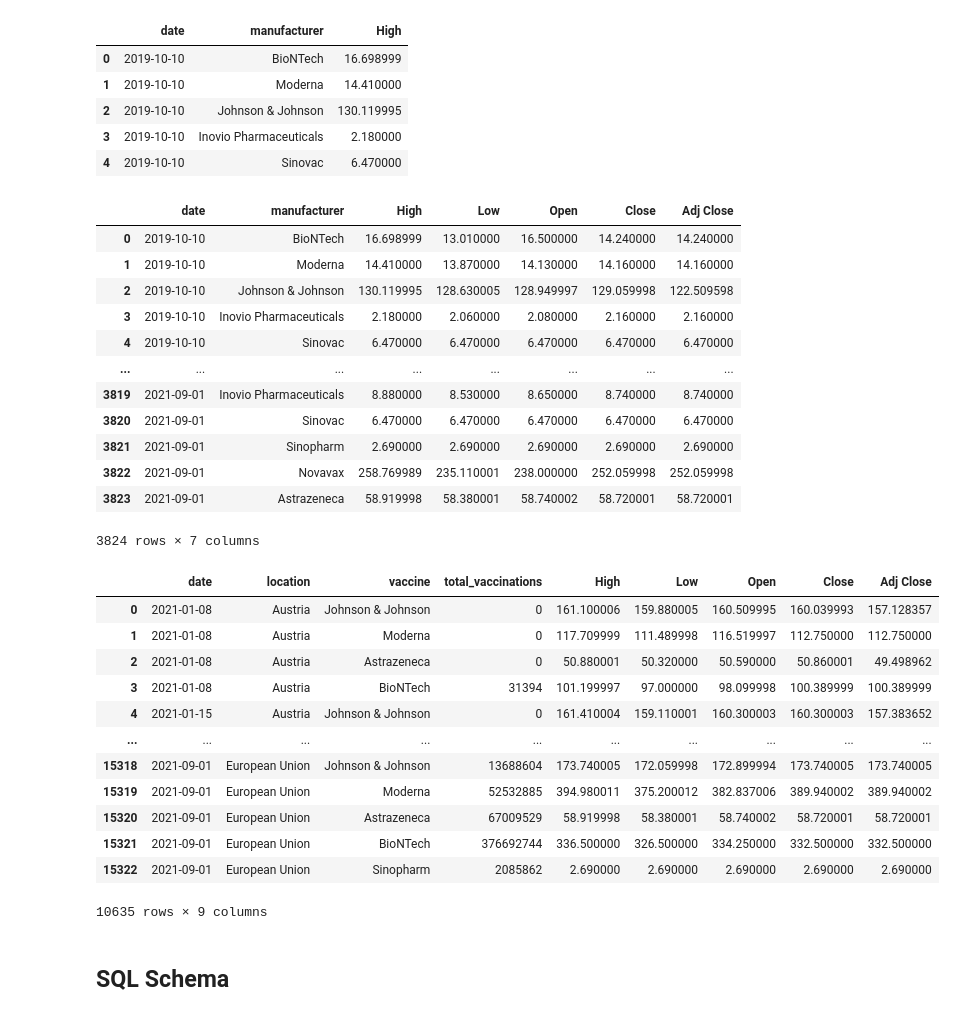
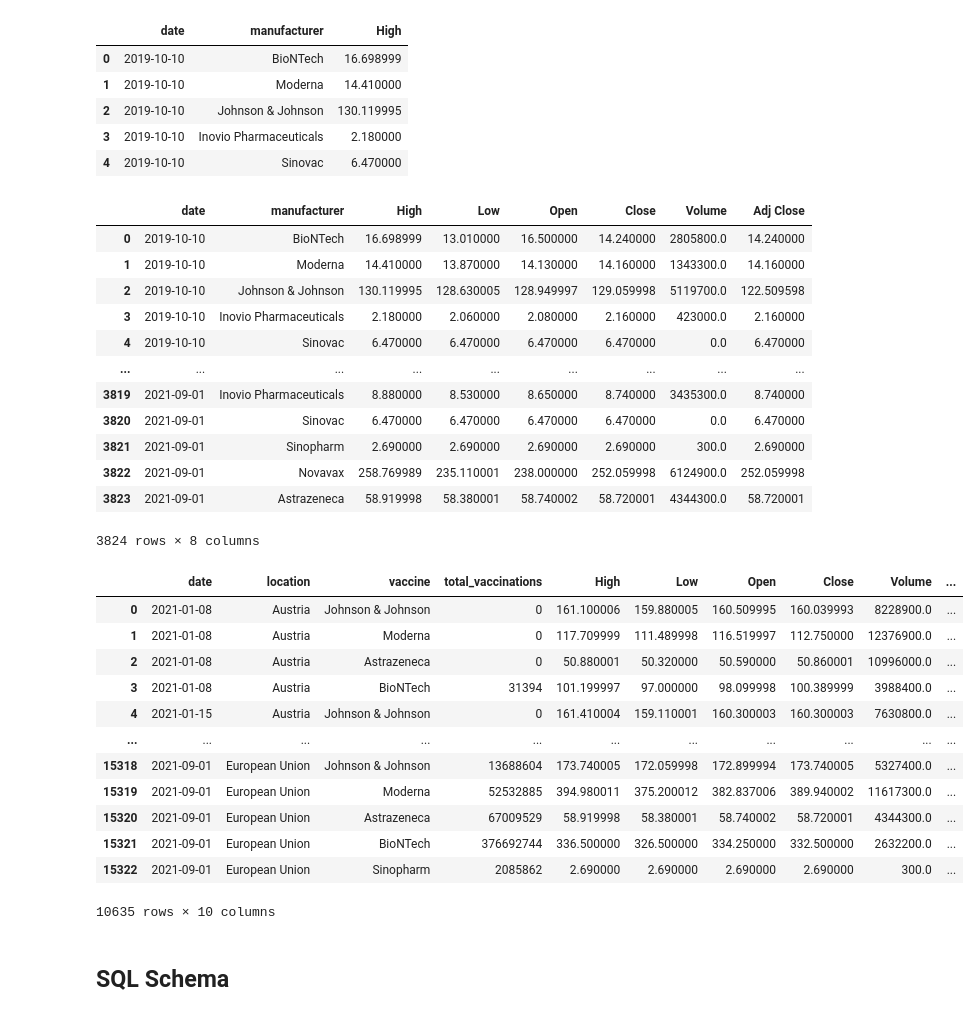
Before and after one commit to jimbleslilley/bootcamp-project-2, a Jupyter notebook: notebook.ipynb, the cells around one changed output. Drawn from its saved outputs; the diff is of its cells as text; code cells hidden in the pictures.

```diff
--- a/notebook.ipynb
+++ b/notebook.ipynb
@@ -113,7 +113,7 @@ Now that our mutual columns are joinable, the following can be done:
 
 A solution for making the join as simple as possible is to take the stocks_df and input all of the data into a new dataframe, where the columns are the name of the manufacturer, the date and then the high, low, open, close and adj close values.
 # %%
-stock_prefix = ["High_","Low_","Open_","Close_","Adj Close_"]
+stock_prefix = ["High_","Low_","Open_","Close_","Volume_","Adj Close_"]
 stock_suffix = stock_vaccines
 
 # Example of how these two lists can call a column of data
@@ -253,6 +263,11 @@ close_df = close_df.rename(columns={"value":"Close"})
 sorted_df = pd.merge(sorted_df, close_df,  how='left', left_on=['date','manufacturer'], right_on = ['date','manufacturer'])
 sorted_df = sorted_df.drop(columns=["type"], axis=1)
 
+Volume_df = container_df[container_df["type"] == "Volume"]
+Volume_df = Volume_df.rename(columns={"value":"Volume"})
+sorted_df = pd.merge(sorted_df, Volume_df,  how='left', left_on=['date','manufacturer'], right_on = ['date','manufacturer'])
+sorted_df = sorted_df.drop(columns=["type"], axis=1)
+
 adjclose_df = container_df[container_df["type"] == "Adj Close"]
 adjclose_df = adjclose_df.rename(columns={"value":"Adj Close"})
 sorted_df = pd.merge(sorted_df, adjclose_df,  how='left', left_on=['date','manufacturer'], right_on = ['date','manufacturer'])
@@ -261,50 +276,50 @@ sorted_df = sorted_df.drop(columns=["type"], axis=1)
 # this leaves us with our data set containing the date and and manufacturers stock values for each type in a single row
 sorted_df
 # %% [output]
-|  | date | manufacturer | High | Low | Open | Close | Adj Close |
-| 0 | 2019-10-10 | BioNTech | 16.698999 | 13.010000 | 16.500000 | 14.240000 | 14.240000 |
-| 1 | 2019-10-10 | Moderna | 14.410000 | 13.870000 | 14.130000 | 14.160000 | 14.160000 |
-| 2 | 2019-10-10 | Johnson & Johnson | 130.119995 | 128.630005 | 128.949997 | 129.059998 | 122.509598 |
-| 3 | 2019-10-10 | Inovio Pharmaceuticals | 2.180000 | 2.060000 | 2.080000 | 2.160000 | 2.160000 |
-| 4 | 2019-10-10 | Sinovac | 6.470000 | 6.470000 | 6.470000 | 6.470000 | 6.470000 |
-| ... | ... | ... | ... | ... | ... | ... | ... |
-| 3819 | 2021-09-01 | Inovio Pharmaceuticals | 8.880000 | 8.530000 | 8.650000 | 8.740000 | 8.740000 |
-| 3820 | 2021-09-01 | Sinovac | 6.470000 | 6.470000 | 6.470000 | 6.470000 | 6.470000 |
-| 3821 | 2021-09-01 | Sinopharm | 2.690000 | 2.690000 | 2.690000 | 2.690000 | 2.690000 |
-| 3822 | 2021-09-01 | Novavax | 258.769989 | 235.110001 | 238.000000 | 252.059998 | 252.059998 |
-| 3823 | 2021-09-01 | Astrazeneca | 58.919998 | 58.380001 | 58.740002 | 58.720001 | 58.720001 |
+|  | date | manufacturer | High | Low | Open | Close | Volume | Adj Close |
+| 0 | 2019-10-10 | BioNTech | 16.698999 | 13.010000 | 16.500000 | 14.240000 | 2805800.0 | 14.240000 |
+| 1 | 2019-10-10 | Moderna | 14.410000 | 13.870000 | 14.130000 | 14.160000 | 1343300.0 | 14.160000 |
+| 2 | 2019-10-10 | Johnson & Johnson | 130.119995 | 128.630005 | 128.949997 | 129.059998 | 5119700.0 | 122.509598 |
+| 3 | 2019-10-10 | Inovio Pharmaceuticals | 2.180000 | 2.060000 | 2.080000 | 2.160000 | 423000.0 | 2.160000 |
+| 4 | 2019-10-10 | Sinovac | 6.470000 | 6.470000 | 6.470000 | 6.470000 | 0.0 | 6.470000 |
+| ... | ... | ... | ... | ... | ... | ... | ... | ... |
+| 3819 | 2021-09-01 | Inovio Pharmaceuticals | 8.880000 | 8.530000 | 8.650000 | 8.740000 | 3435300.0 | 8.740000 |
+| 3820 | 2021-09-01 | Sinovac | 6.470000 | 6.470000 | 6.470000 | 6.470000 | 0.0 | 6.470000 |
+| 3821 | 2021-09-01 | Sinopharm | 2.690000 | 2.690000 | 2.690000 | 2.690000 | 300.0 | 2.690000 |
+| 3822 | 2021-09-01 | Novavax | 258.769989 | 235.110001 | 238.000000 | 252.059998 | 6124900.0 | 252.059998 |
+| 3823 | 2021-09-01 | Astrazeneca | 58.919998 | 58.380001 | 58.740002 | 58.720001 | 4344300.0 | 58.720001 |
-3824 rows × 7 columns
+3824 rows × 8 columns
 # %%
 # now that this is done, we can go back to our manufacturer table, and join the locations to this table
 loc_joined = pd.merge(manufacturer_df, sorted_df,  how='left', left_on=['date','vaccine'], right_on = ['date','manufacturer'])
 
 # the values for the vaccine and manufacturer column are identical, so one is dropped
 loc_joined = loc_joined.drop(columns=["manufacturer"], axis=1)
 
 # the columns are then reordered and renamed
-loc_joined = loc_joined[["date","location","vaccine","total_vaccinations","High","Low","Open","Close","Adj Close"]]
+loc_joined = loc_joined[["date","location","vaccine","total_vaccinations","High","Low","Open","Close","Volume","Adj Close"]]
 
 # null values are dropped, this will be for vaccine companies which did not have stock data and
 # for dates not recorded on both .csv files
 loc_joined = loc_joined.dropna(axis="rows")
 
 # assign a new name to the dataframe so we know that this is the dataframe which should be loaded by sql
 schema_ready_df = loc_joined
 schema_ready_df
 # %% [output]
-|  | date | location | vaccine | total_vaccinations | High | Low | Open | Close | Adj Close |
-| 0 | 2021-01-08 | Austria | Johnson & Johnson | 0 | 161.100006 | 159.880005 | 160.509995 | 160.039993 | 157.128357 |
-| 1 | 2021-01-08 | Austria | Moderna | 0 | 117.709999 | 111.489998 | 116.519997 | 112.750000 | 112.750000 |
-| 2 | 2021-01-08 | Austria | Astrazeneca | 0 | 50.880001 | 50.320000 | 50.590000 | 50.860001 | 49.498962 |
-| 3 | 2021-01-08 | Austria | BioNTech | 31394 | 101.199997 | 97.000000 | 98.099998 | 100.389999 | 100.389999 |
-| 4 | 2021-01-15 | Austria | Johnson & Johnson | 0 | 161.410004 | 159.110001 | 160.300003 | 160.300003 | 157.383652 |
-| ... | ... | ... | ... | ... | ... | ... | ... | ... | ... |
-| 15318 | 2021-09-01 | European Union | Johnson & Johnson | 13688604 | 173.740005 | 172.059998 | 172.899994 | 173.740005 | 173.740005 |
-| 15319 | 2021-09-01 | European Union | Moderna | 52532885 | 394.980011 | 375.200012 | 382.837006 | 389.940002 | 389.940002 |
-| 15320 | 2021-09-01 | European Union | Astrazeneca | 67009529 | 58.919998 | 58.380001 | 58.740002 | 58.720001 | 58.720001 |
-| 15321 | 2021-09-01 | European Union | BioNTech | 376692744 | 336.500000 | 326.500000 | 334.250000 | 332.500000 | 332.500000 |
-| 15322 | 2021-09-01 | European Union | Sinopharm | 2085862 | 2.690000 | 2.690000 | 2.690000 | 2.690000 | 2.690000 |
+|  | date | location | vaccine | total_vaccinations | High | Low | Open | Close | Volume | ... |
+| 0 | 2021-01-08 | Austria | Johnson & Johnson | 0 | 161.100006 | 159.880005 | 160.509995 | 160.039993 | 8228900.0 | ... |
+| 1 | 2021-01-08 | Austria | Moderna | 0 | 117.709999 | 111.489998 | 116.519997 | 112.750000 | 12376900.0 | ... |
+| 2 | 2021-01-08 | Austria | Astrazeneca | 0 | 50.880001 | 50.320000 | 50.590000 | 50.860001 | 10996000.0 | ... |
+| 3 | 2021-01-08 | Austria | BioNTech | 31394 | 101.199997 | 97.000000 | 98.099998 | 100.389999 | 3988400.0 | ... |
+| 4 | 2021-01-15 | Austria | Johnson & Johnson | 0 | 161.410004 | 159.110001 | 160.300003 | 160.300003 | 7630800.0 | ... |
+| ... | ... | ... | ... | ... | ... | ... | ... | ... | ... | ... |
+| 15318 | 2021-09-01 | European Union | Johnson & Johnson | 13688604 | 173.740005 | 172.059998 | 172.899994 | 173.740005 | 5327400.0 | ... |
+| 15319 | 2021-09-01 | European Union | Moderna | 52532885 | 394.980011 | 375.200012 | 382.837006 | 389.940002 | 11617300.0 | ... |
+| 15320 | 2021-09-01 | European Union | Astrazeneca | 67009529 | 58.919998 | 58.380001 | 58.740002 | 58.720001 | 4344300.0 | ... |
+| 15321 | 2021-09-01 | European Union | BioNTech | 376692744 | 336.500000 | 326.500000 | 334.250000 | 332.500000 | 2632200.0 | ... |
+| 15322 | 2021-09-01 | European Union | Sinopharm | 2085862 | 2.690000 | 2.690000 | 2.690000 | 2.690000 | 300.0 | ... |
-10635 rows × 9 columns
+10635 rows × 10 columns
 # %% [markdown]
 ## SQL Schema
 # %%
```
Also changed, not shown: parts of 4 cells of this notebook.
